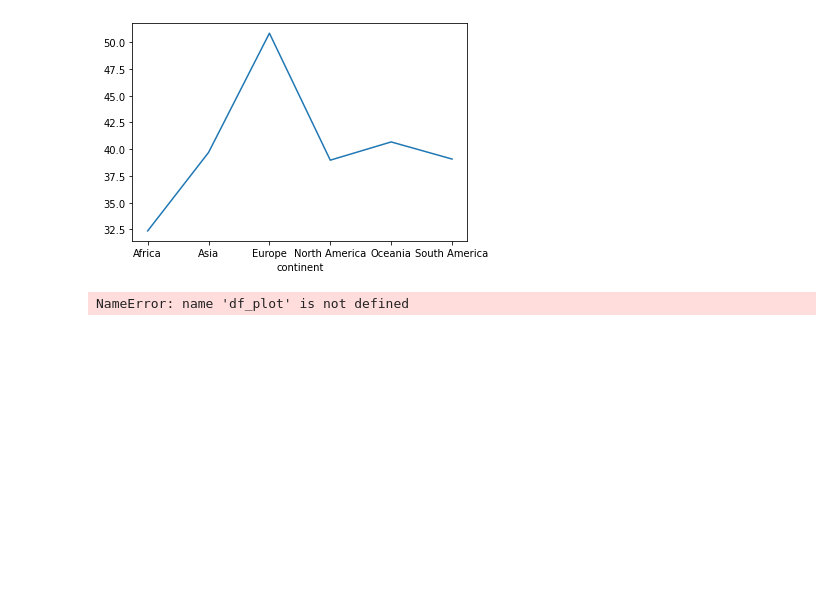
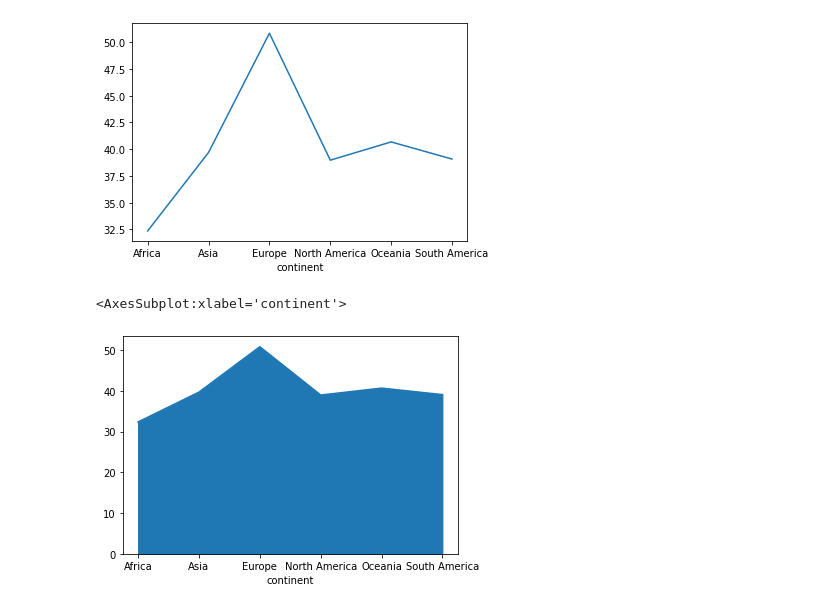
Before and after one commit to areenaarora/insects_in_diet, a Jupyter notebook: protein-per-capita.ipynb, the cells around one changed output. Drawn from its saved outputs; the diff is of its cells as text; code cells hidden in the pictures; blank space fills up the shorter version.

```diff
--- a/protein-per-capita.ipynb
+++ b/protein-per-capita.ipynb
@@ -223,6 +223,7 @@ df.groupby(by='continent').Value.mean().plot()
 import matplotlib.pyplot as plt
 import numpy as np
 # %%
-df_plot.plot(figsize=(10,6), xticks=range(0, 8)).legend(title='age', bbox_to_anchor=(1, 1))
+df.groupby(by='continent').Value.mean().plot(kind='area', stacked=True)
 # %% [output]
-NameError: name 'df_plot' is not defined
+<AxesSubplot:xlabel='continent'>
+[figure, added]
```
Also changed, not shown: parts of 5 cells of this notebook.
